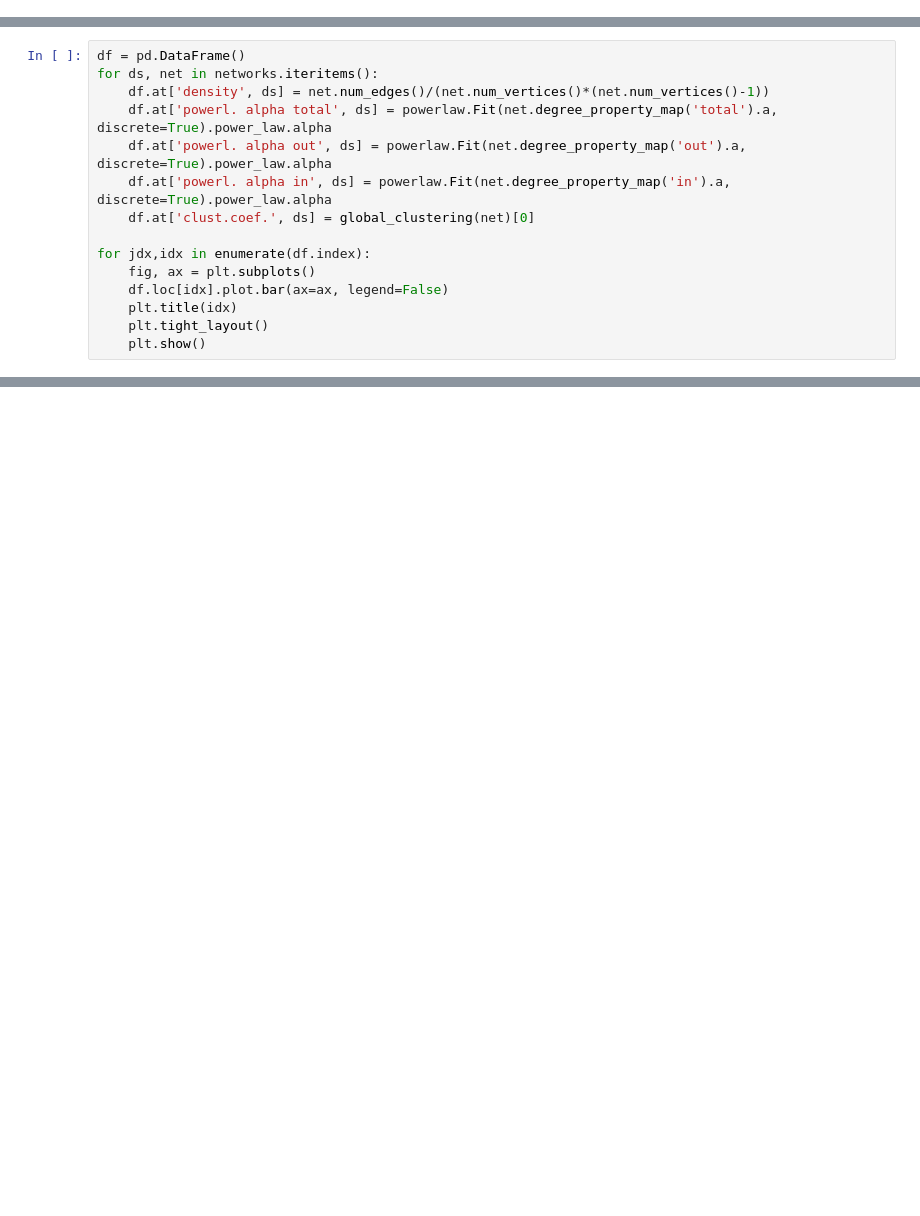
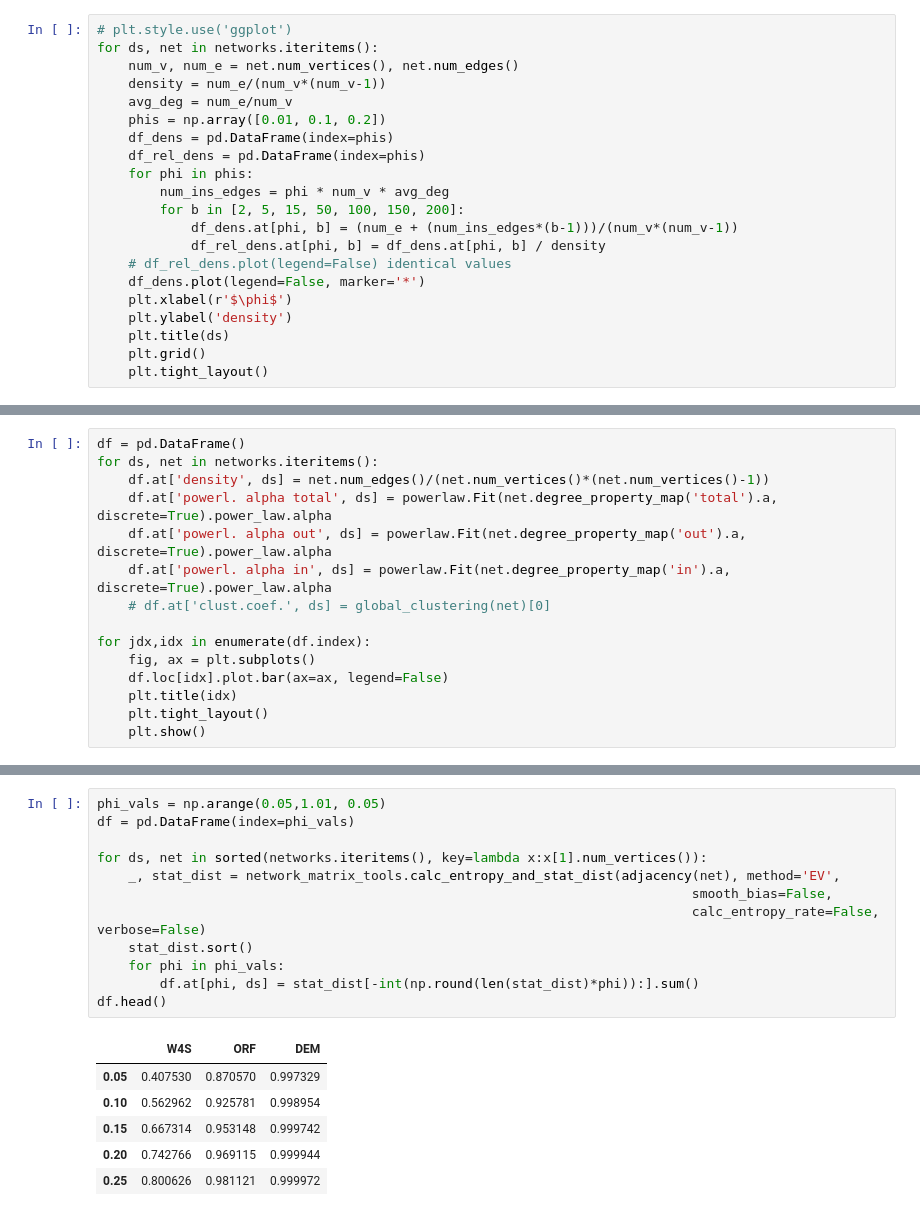
Before and after one commit to floriangeigl/RandomSurfers, a Jupyter notebook: bias_vs_link_insertion/network_properties.ipynb, the cells around one changed output, grey strips where cells are left out. Saved outputs shown, nothing was run; the diff lists cells and outputs as text; blank space fills up the shorter version.

```diff
--- a/bias_vs_link_insertion/network_properties.ipynb
+++ b/bias_vs_link_insertion/network_properties.ipynb
@@ -66 +74,22 @@ print(networks)
 {'ORF': <Graph object, directed, with 9799 vertices and 301844 edges at 0x...>, 'W4S': <Graph object, directed, with 4051 vertices and 111795 edges at 0x...>, 'DEM': <Graph object, directed, with 7006 ...
+# %%
+# plt.style.use('ggplot')
+for ds, net in networks.iteritems():
+    num_v, num_e = net.num_vertices(), net.num_edges()
+    density = num_e/(num_v*(num_v-1))
+    avg_deg = num_e/num_v
+    phis = np.array([0.01, 0.1, 0.2])
+    df_dens = pd.DataFrame(index=phis)
+    df_rel_dens = pd.DataFrame(index=phis)
+    for phi in phis:
+        num_ins_edges = phi * num_v * avg_deg
+        for b in [2, 5, 15, 50, 100, 150, 200]:
+            df_dens.at[phi, b] = (num_e + (num_ins_edges*(b-1)))/(num_v*(num_v-1))
+            df_rel_dens.at[phi, b] = df_dens.at[phi, b] / density
+    # df_rel_dens.plot(legend=False) identical values
+    df_dens.plot(legend=False, marker='*')
+    plt.xlabel(r'$\phi$')
+    plt.ylabel('density')
+    plt.title(ds)
+    plt.grid()
+    plt.tight_layout()
@@ -71,7 +107,7 @@ for ds, net in networks.iteritems():
     df.at['powerl. alpha total', ds] = powerlaw.Fit(net.degree_property_map('total').a, discrete=True).power_law.alpha
     df.at['powerl. alpha out', ds] = powerlaw.Fit(net.degree_property_map('out').a, discrete=True).power_law.alpha
     df.at['powerl. alpha in', ds] = powerlaw.Fit(net.degree_property_map('in').a, discrete=True).power_law.alpha
-    df.at['clust.coef.', ds] = global_clustering(net)[0]
+    # df.at['clust.coef.', ds] = global_clustering(net)[0]
 
 for jdx,idx in enumerate(df.index):
     fig, ax = plt.subplots()
@@ -122,3 +157,22 @@ out
 [interactive output not drawn]
 [interactive output not drawn]
 total
+# %%
+phi_vals = np.arange(0.05,1.01, 0.05)
+df = pd.DataFrame(index=phi_vals)
+
+for ds, net in sorted(networks.iteritems(), key=lambda x:x[1].num_vertices()):
+    _, stat_dist = network_matrix_tools.calc_entropy_and_stat_dist(adjacency(net), method='EV',
+                                                                            smooth_bias=False,
+                                                                            calc_entropy_rate=False, verbose=False)
+    stat_dist.sort()
+    for phi in phi_vals:
+        df.at[phi, ds] = stat_dist[-int(np.round(len(stat_dist)*phi)):].sum()
+df.head()
+# %% [output]
+|  | W4S | ORF | DEM |
+| 0.05 | 0.407530 | 0.870570 | 0.997329 |
+| 0.10 | 0.562962 | 0.925781 | 0.998954 |
+| 0.15 | 0.667314 | 0.953148 | 0.999742 |
+| 0.20 | 0.742766 | 0.969115 | 0.999944 |
+| 0.25 | 0.800626 | 0.981121 | 0.999972 |
```
Also changed, not shown: parts of 12 cells of this notebook, 10 other files.
